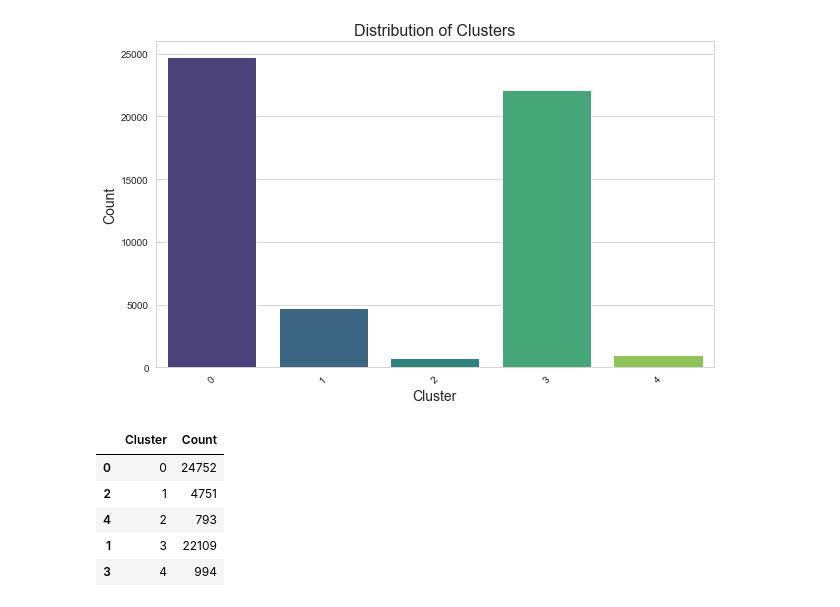
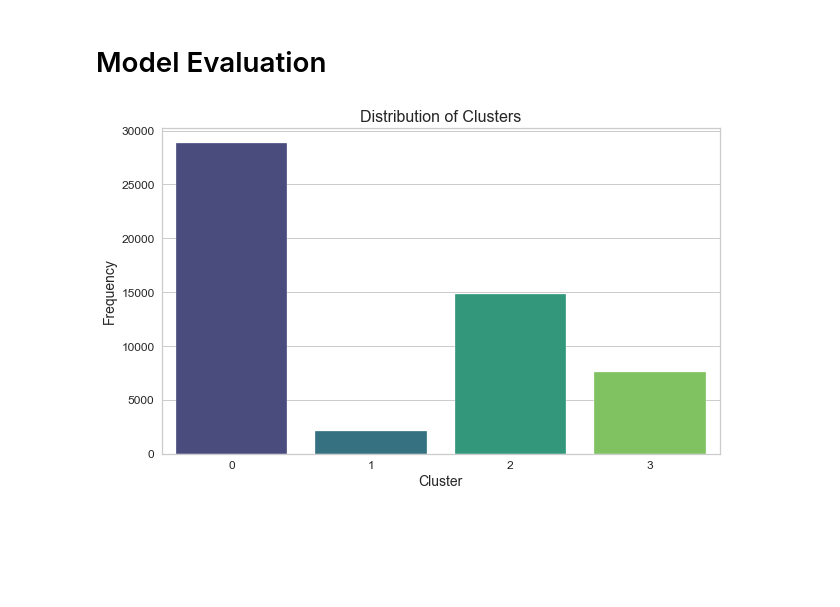
Before and after one commit to dooinn/hotel_cancellation_prediction, a Jupyter notebook: 3_customer_segmentation_analysis.ipynb, the cells around one changed output. Drawn from its saved outputs; the diff is of its cells as text; code cells hidden in the pictures; blank space fills up the shorter version.

```diff
--- a/3_customer_segmentation_analysis.ipynb
+++ b/3_customer_segmentation_analysis.ipynb
@@ -8,2 +21,2 @@ from sklearn.preprocessing import StandardScaler
 # %%
-df = pd.read_csv('city_hotel.csv')
+data = pd.read_csv('city_hotel.csv')
@@ -103,0 +115,6 @@ df
+# %%
+# Quick examination of elbow method to find numbers of clusters to make.
+print('Elbow Method to determine the number of clusters to be formed:')
+Elbow_M = KElbowVisualizer(KMeans(), k=10)
+Elbow_M.fit(PCA_ds)
+Elbow_M.show()
@@ -103,0 +125,8 @@ df
+# %%
+#Initiating the Agglomerative Clustering model
+AC = AgglomerativeClustering(n_clusters=4)
+# fit model and predict clusters
+yhat_AC = AC.fit_predict(PCA_ds)
+PCA_ds["Clusters"] = yhat_AC
+#Adding the Clusters feature to the orignal dataframe.
+data["Clusters"]= yhat_AC
@@ -104,27 +143,26 @@ df
+# %% [markdown]
+# Model Evaluation
 # %%
 # Set the aesthetic style of the plots
 sns.set_style("whitegrid")
 
-# Distribution of the clusters
-cluster_distribution = df['Cluster'].value_counts().reset_index().sort_values(by='index')
-cluster_distribution.columns = ['Cluster', 'Count']
+# Initialize the matplotlib figure
+plt.figure(figsize=(10, 6))
 
-# Plotting
-plt.figure(figsize=(10, 6))
-sns.barplot(x='Cluster', y='Count', data=cluster_distribution, palette='viridis')
+# Count the frequency of each cluster
+cluster_count = data['Clusters'].value_counts()
+
+# Create a bar plot for the clusters
+sns.barplot(x=cluster_count.index, y=cluster_count.values, palette="viridis")
+
+# Adding titles and labels
 plt.title('Distribution of Clusters', fontsize=16)
 plt.xlabel('Cluster', fontsize=14)
-plt.ylabel('Count', fontsize=14)
-plt.xticks(rotation=45)
+plt.ylabel('Frequency', fontsize=14)
+plt.xticks(fontsize=12)
+plt.yticks(fontsize=12)
+
+# Display the plot
 plt.show()
-
-# Return basic stats
-cluster_distribution
 # %% [output]
-[figure, old version]
+[figure, new version]
-|  | Cluster | Count |
-| 0 | 0 | 24752 |
-| 2 | 1 | 4751 |
-| 4 | 2 | 793 |
-| 1 | 3 | 22109 |
-| 3 | 4 | 994 |
```
Also changed, not shown: parts of 26 cells of this notebook, 1 other file.
